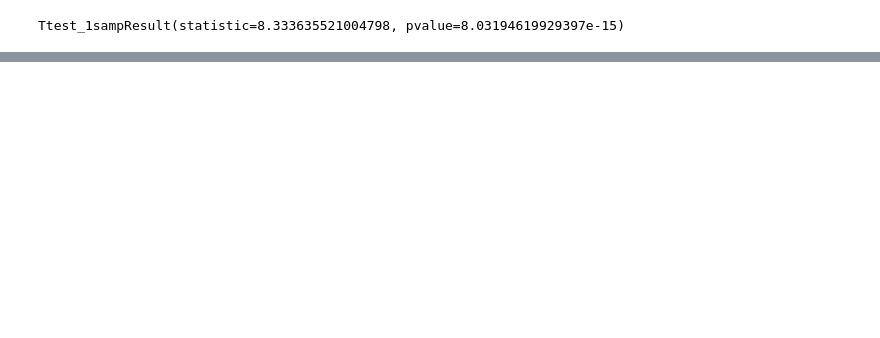
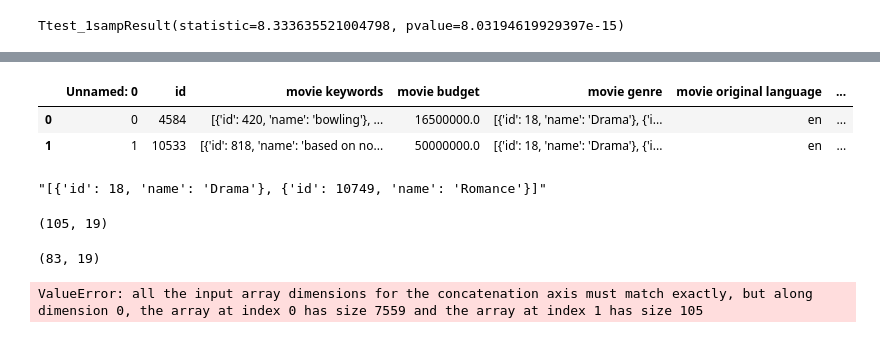
Before and after one commit to laurenemilyto/film_adapatation_success, a Jupyter notebook: Lauren Analysis.ipynb, the cells around one changed output, grey strips where cells are left out. Cells and saved outputs as stored; diff of their text form; code cells hidden in the pictures; blank space fills up the shorter version.

```diff
--- a/Lauren Analysis.ipynb
+++ b/Lauren Analysis.ipynb
@@ -259,0 +205,31 @@ Ratings for book to film adaptations have a different mean than for all films, p
+# %%
+reviews.head(2)
+# %% [output]
+|  | Unnamed: 0 | id | movie keywords | movie budget | movie genre | movie original language | ... |
+| 0 | 0 | 4584 | [{'id': 420, 'name': 'bowling'}, ... | 16500000.0 | [{'id': 18, 'name': 'Drama'}, {'i... | en | ... |
+| 1 | 1 | 10533 | [{'id': 818, 'name': 'based on no... | 50000000.0 | [{'id': 18, 'name': 'Drama'}, {'i... | en | ... |
+# %%
+# Get values from nested dict
+genre_val = reviews['movie genre'].values[0]
+genre_val
+#Idx = reviews.set_index(['movie genre'])['movie rating'].apply(pd.Series).stack().index
+#pd.DataFrame(reviews.set_index(['movie genre'])['movie rating'].apply(pd.Series).stack().values.tolist(),index=Idx).reset_index()
+# %% [output]
+"[{'id': 18, 'name': 'Drama'}, {'id': 10749, 'name': 'Romance'}]"
+# %%
+reviews.shape
+# %% [output]
+(105, 19)
+# %%
+#drama = reviews[[['movie genre'].values[0] in row for row in reviews['movie genre']]]
+drama = reviews[['Drama' in row for row in reviews['movie genre']]]
+drama.shape
+# %% [output]
+(83, 19)
+# %%
+x = reviews.iloc[:, :-1].values.repeat(reviews['movie genre'].apply(len), 0)
+y = reviews['movie genre'].apply(pd.Series).stack().values.reshape(-1, 1)
+out = pd.DataFrame(np.hstack((x, y)), columns=df.columns)
+print(out)
+# %% [output]
+ValueError: all the input array dimensions for the concatenation axis must match exactly, but along dimension 0, the array at index 0 has size 7559 and the array at index 1 has size 105
```
Also changed, not shown: parts of 32 cells of this notebook, 1 other file.
